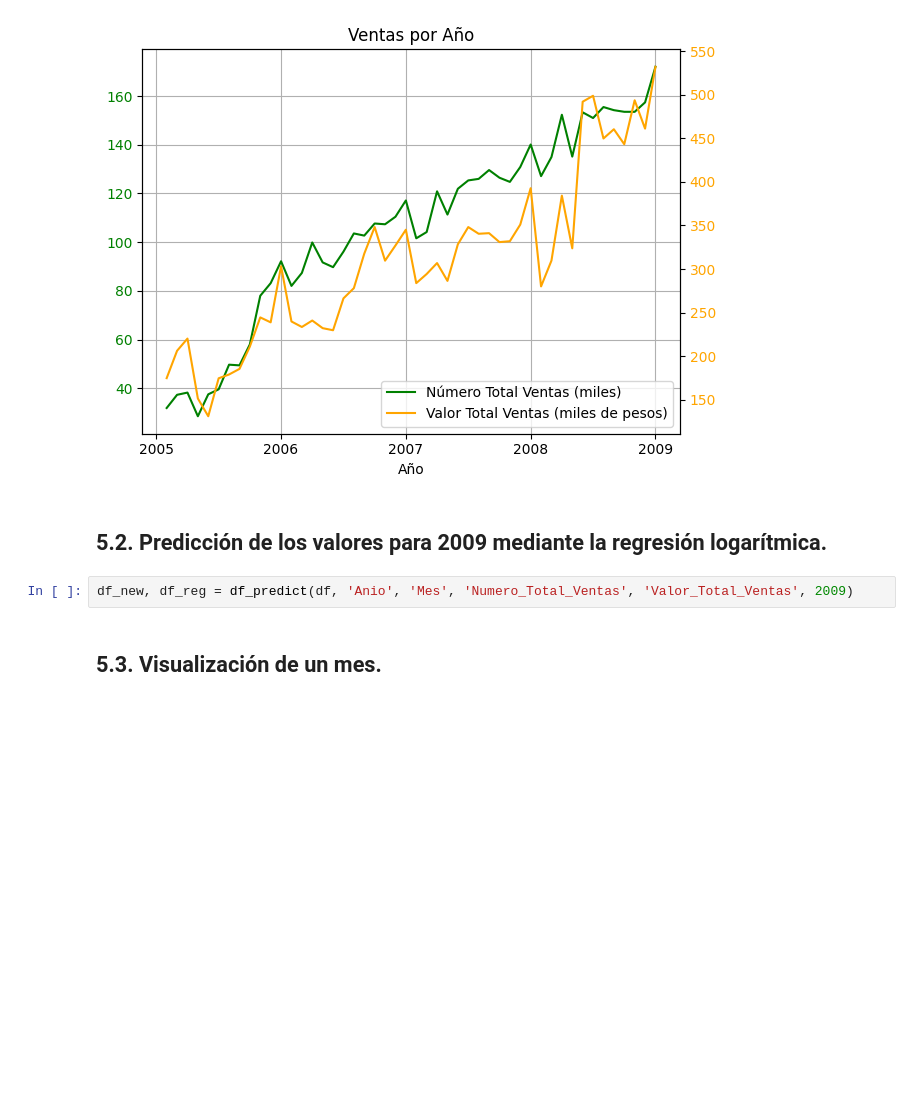
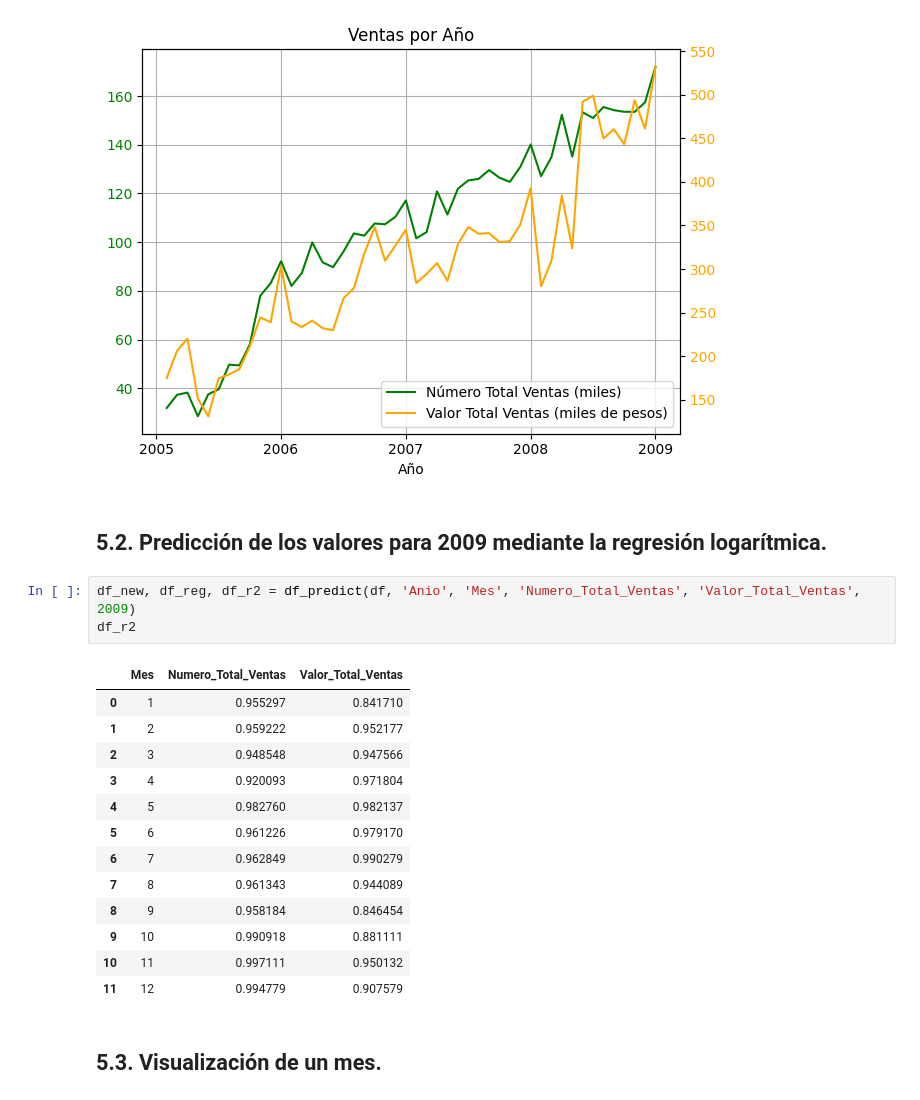
Before and after one commit to edgaracosta888/Data_Science, a Jupyter notebook: Series_de_Tiempo/Predicccion_Series_de_Tiempo_Particionadas.ipynb, the cells around one changed output. Cells and saved outputs as stored; diff of their text form; blank space fills up the shorter version.

```diff
--- a/Series_de_Tiempo/Predicccion_Series_de_Tiempo_Particionadas.ipynb
+++ b/Series_de_Tiempo/Predicccion_Series_de_Tiempo_Particionadas.ipynb
@@ -188,7 +209,22 @@ plt.show()
 # %% [markdown]
 ## 5.2. Predicción de los valores para 2009 mediante la regresión logarítmica.
 # %%
-df_new, df_reg = df_predict(df, 'Anio', 'Mes', 'Numero_Total_Ventas', 'Valor_Total_Ventas', 2009)
+df_new, df_reg, df_r2 = df_predict(df, 'Anio', 'Mes', 'Numero_Total_Ventas', 'Valor_Total_Ventas', 2009)
+df_r2
+# %% [output]
+|  | Mes | Numero_Total_Ventas | Valor_Total_Ventas |
+| 0 | 1 | 0.955297 | 0.841710 |
+| 1 | 2 | 0.959222 | 0.952177 |
+| 2 | 3 | 0.948548 | 0.947566 |
+| 3 | 4 | 0.920093 | 0.971804 |
+| 4 | 5 | 0.982760 | 0.982137 |
+| 5 | 6 | 0.961226 | 0.979170 |
+| 6 | 7 | 0.962849 | 0.990279 |
+| 7 | 8 | 0.961343 | 0.944089 |
+| 8 | 9 | 0.958184 | 0.846454 |
+| 9 | 10 | 0.990918 | 0.881111 |
+| 10 | 11 | 0.997111 | 0.950132 |
+| 11 | 12 | 0.994779 | 0.907579 |
 # %% [markdown]
 ## 5.3. Visualización de un mes.
 # %%
```
Also changed, not shown: parts of 4 cells of this notebook, 1 other file.
